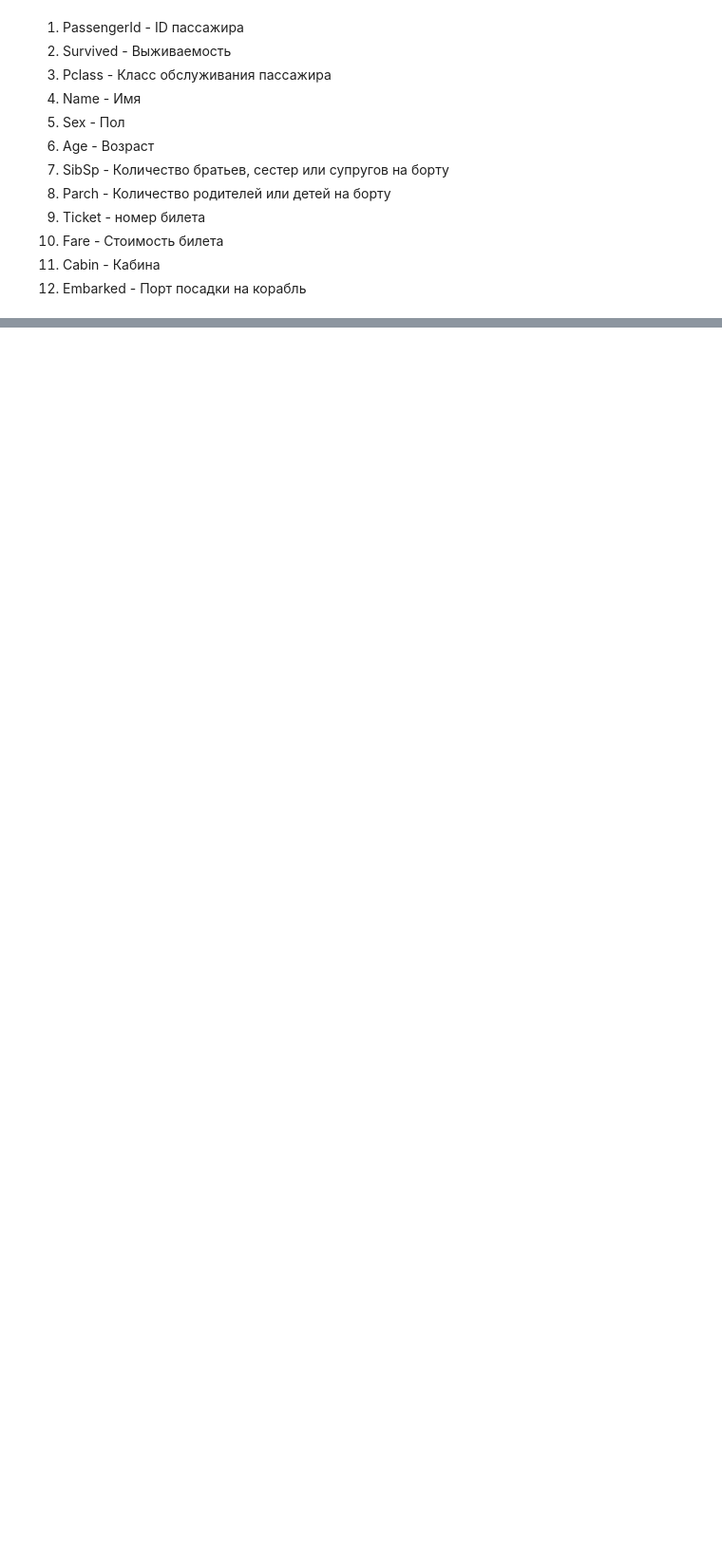
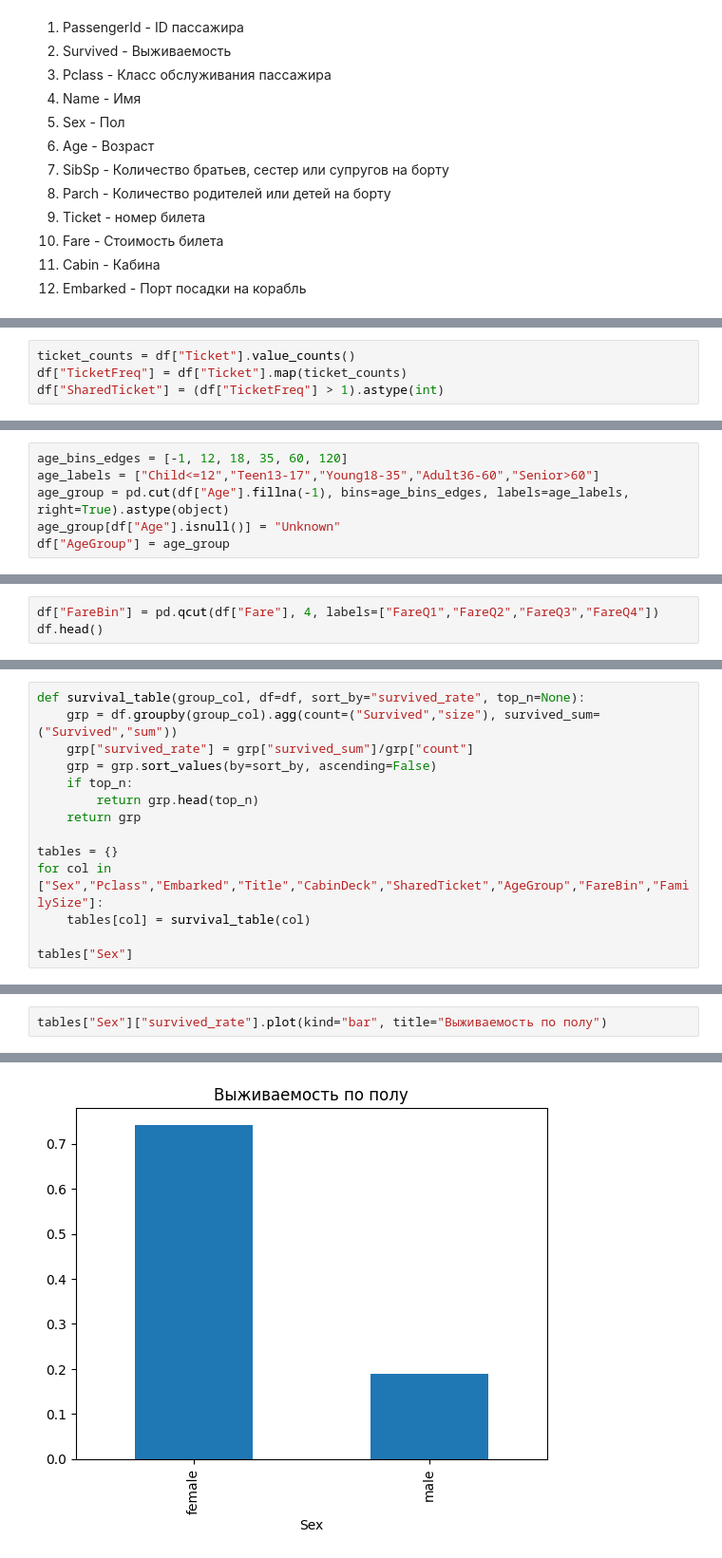
Before and after one commit to Asteliaa/Tms_ML, a Jupyter notebook: Lesson_6/task_lesson6.ipynb, the cells around one changed output, grey strips where cells are left out. Shown at 95% size. Cells and saved outputs as stored; diff of their text form; blank space fills up the shorter version.

```diff
--- a/Lesson_6/task_lesson6.ipynb
+++ b/Lesson_6/task_lesson6.ipynb
@@ -86,0 +53,4 @@ Name: count, Length: 183, dtype: int64
+# %%
+ticket_counts = df["Ticket"].value_counts()
+df["TicketFreq"] = df["Ticket"].map(ticket_counts)
+df["SharedTicket"] = (df["TicketFreq"] > 1).astype(int)
@@ -86,0 +59,6 @@ Name: count, Length: 183, dtype: int64
+# %%
+age_bins_edges = [-1, 12, 18, 35, 60, 120]
+age_labels = ["Child<=12","Teen13-17","Young18-35","Adult36-60","Senior>60"]
+age_group = pd.cut(df["Age"].fillna(-1), bins=age_bins_edges, labels=age_labels, right=True).astype(object)
+age_group[df["Age"].isnull()] = "Unknown"
+df["AgeGroup"] = age_group
@@ -86,0 +67,3 @@ Name: count, Length: 183, dtype: int64
+# %%
+df["FareBin"] = pd.qcut(df["Fare"], 4, labels=["FareQ1","FareQ2","FareQ3","FareQ4"])
+df.head()
@@ -102,0 +104,14 @@ dtype: int64
+# %%
+def survival_table(group_col, df=df, sort_by="survived_rate", top_n=None):
+    grp = df.groupby(group_col).agg(count=("Survived","size"), survived_sum=("Survived","sum"))
+    grp["survived_rate"] = grp["survived_sum"]/grp["count"]
+    grp = grp.sort_values(by=sort_by, ascending=False)
+    if top_n:
+        return grp.head(top_n)
+    return grp
+
+tables = {}
+for col in ["Sex","Pclass","Embarked","Title","CabinDeck","SharedTicket","AgeGroup","FareBin","FamilySize"]:
+    tables[col] = survival_table(col)
+
+tables["Sex"]
@@ -102,0 +127,3 @@ dtype: int64
+# %%
+tables["Sex"]["survived_rate"].plot(kind="bar", title="Выживаемость по полу")
+# %% [output]
@@ -102,0 +131 @@ dtype: int64
+[figure, added]
```
Also changed, not shown: parts of 52 cells of this notebook.
